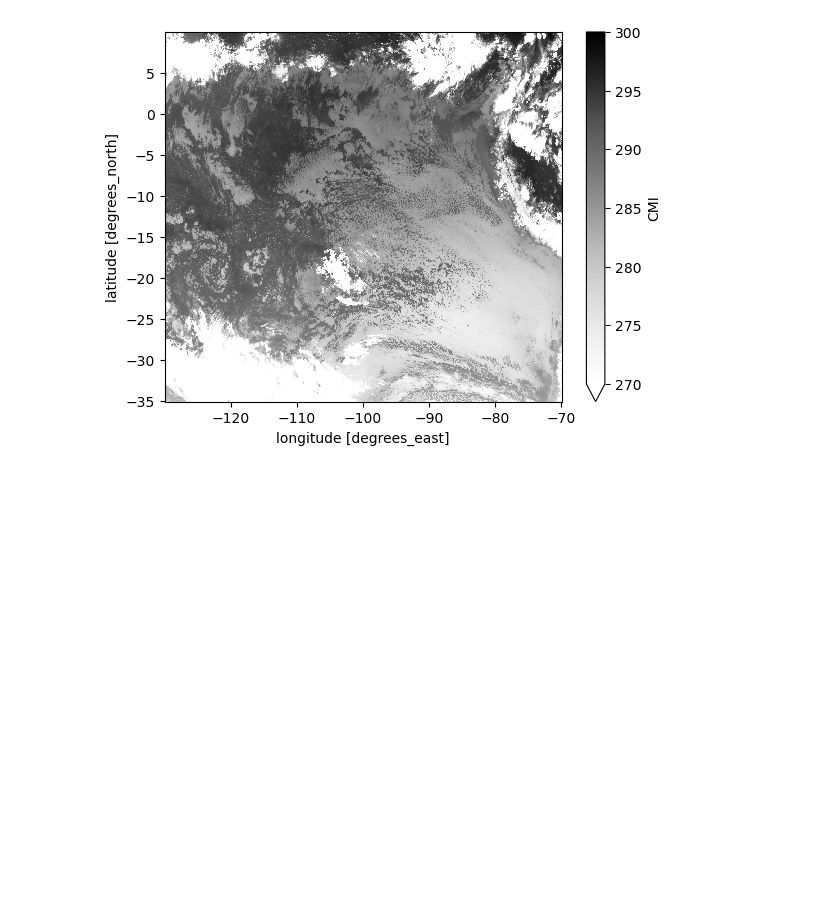
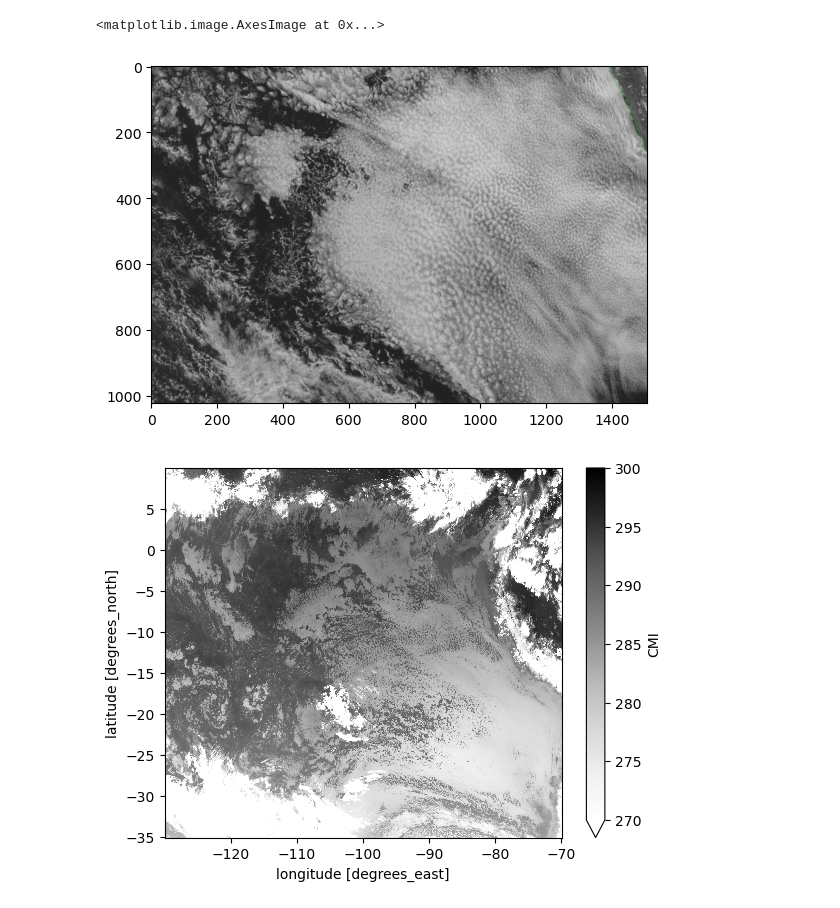
Before and after one commit to hannachaja/stratocu_waves, a Jupyter notebook: Synthetic_GOES16grid.ipynb, the cells around one changed output. Saved outputs shown, nothing was run; the diff lists cells and outputs as text; code cells hidden in the pictures; blank space fills up the shorter version.

```diff
--- a/Synthetic_GOES16grid.ipynb
+++ b/Synthetic_GOES16grid.ipynb
@@ -28,8 +46,14 @@ DATA/image_3_2022_09_06_16_45_00Z.png
 # %%
 img = imageio.v2.imread('DATA/image_2_2022_09_06_16_15_00Z.png')
+#img = imageio.v2.imread('DATA/image_2_2022_09_08_15_54_00Z.png')
 red = img[0:,450:,0] # just the red channel and just 400:end in the x dir
 red = np.flipud(red)  # for pcolormesh, rather than imshow which has y increase downward on page
+plt.imshow(img)
+
 # red.shape[0], red.shape[1]  # y, x on page
+# %% [output]
+<matplotlib.image.AxesImage at 0x...>
+[figure, added]
 # %%
 # Read our satellite data (.nc file), and match its 2D size with the image data
 
```
Also changed, not shown: parts of 10 cells of this notebook.
